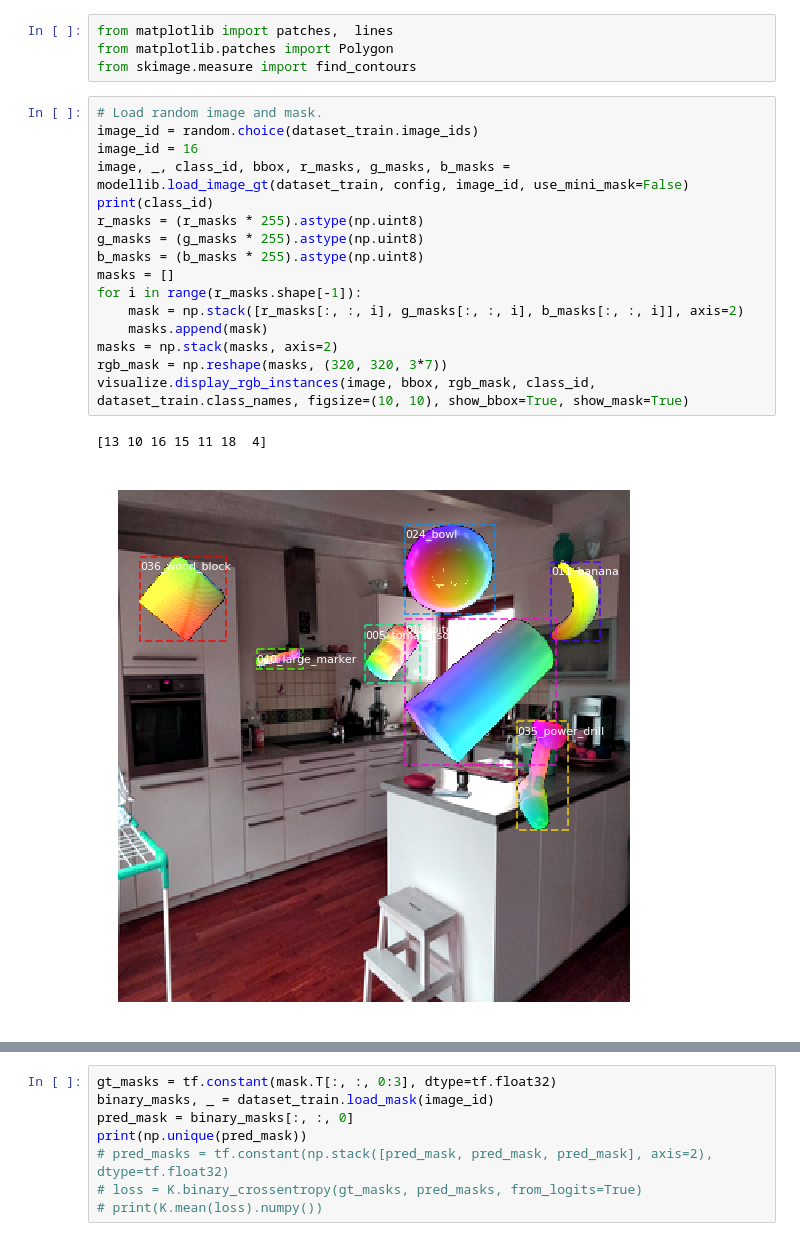
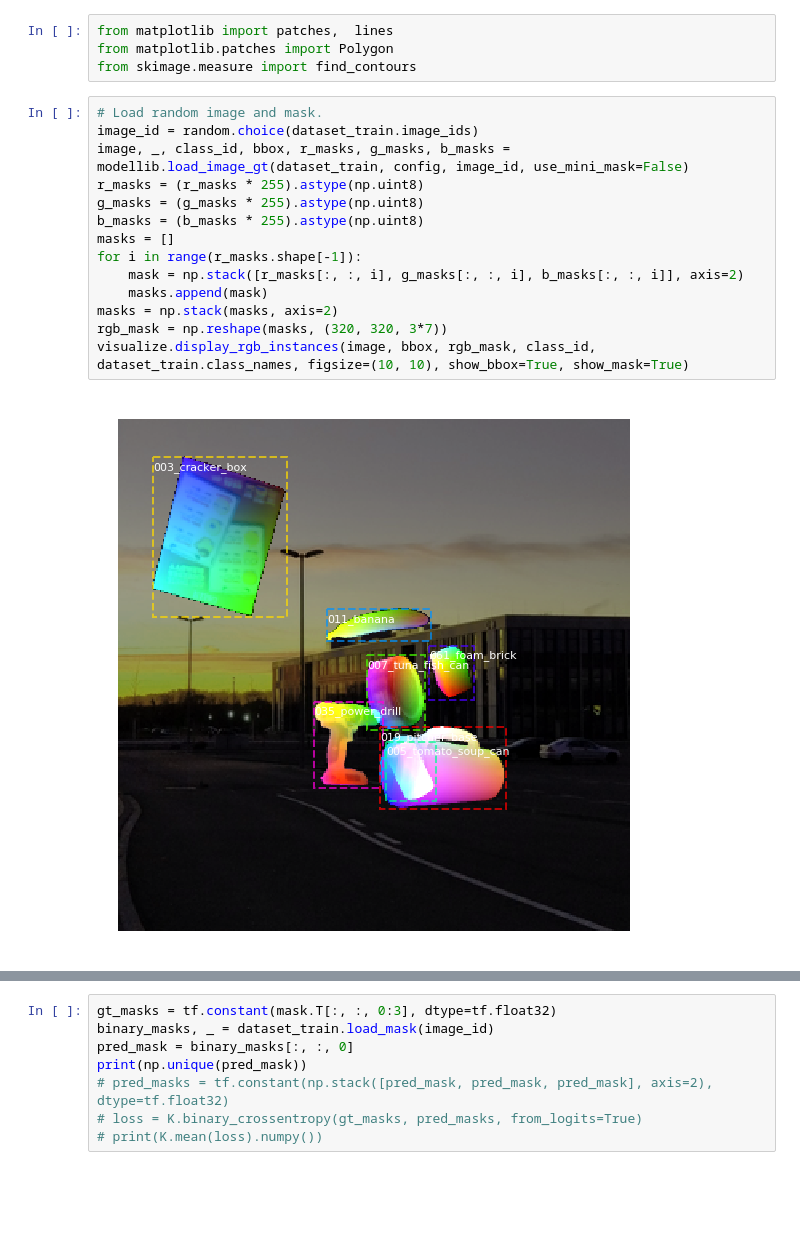
Before and after one commit to CosmosHua/Pose_Estimation, a Jupyter notebook: samples/ycbv/inspect_data.ipynb, the cells around one changed output, grey strips where cells are left out. Cells and saved outputs as stored; diff of their text form; blank space fills up the shorter version.

```diff
--- a/samples/ycbv/inspect_data.ipynb
+++ b/samples/ycbv/inspect_data.ipynb
@@ -79,22 +73,19 @@ from skimage.measure import find_contours
 # %%
 # Load random image and mask.
 image_id = random.choice(dataset_train.image_ids)
-image_id = 16
 image, _, class_id, bbox, r_masks, g_masks, b_masks = modellib.load_image_gt(dataset_train, config, image_id, use_mini_mask=False)
-print(class_id)
 r_masks = (r_masks * 255).astype(np.uint8)
 g_masks = (g_masks * 255).astype(np.uint8)
 b_masks = (b_masks * 255).astype(np.uint8)
 masks = []
 for i in range(r_masks.shape[-1]):
     mask = np.stack([r_masks[:, :, i], g_masks[:, :, i], b_masks[:, :, i]], axis=2)
     masks.append(mask)
 masks = np.stack(masks, axis=2)
 rgb_mask = np.reshape(masks, (320, 320, 3*7))
 visualize.display_rgb_instances(image, bbox, rgb_mask, class_id, dataset_train.class_names, figsize=(10, 10), show_bbox=True, show_mask=True)
 # %% [output]
-[13 10 16 15 11 18  4]
-[figure, old version]
+[figure, new version]
 # %%
 # Load random image and mask.
 image_id = random.choice(dataset_train.image_ids)
```
Also changed, not shown: parts of 3 cells of this notebook, 6 other files.
